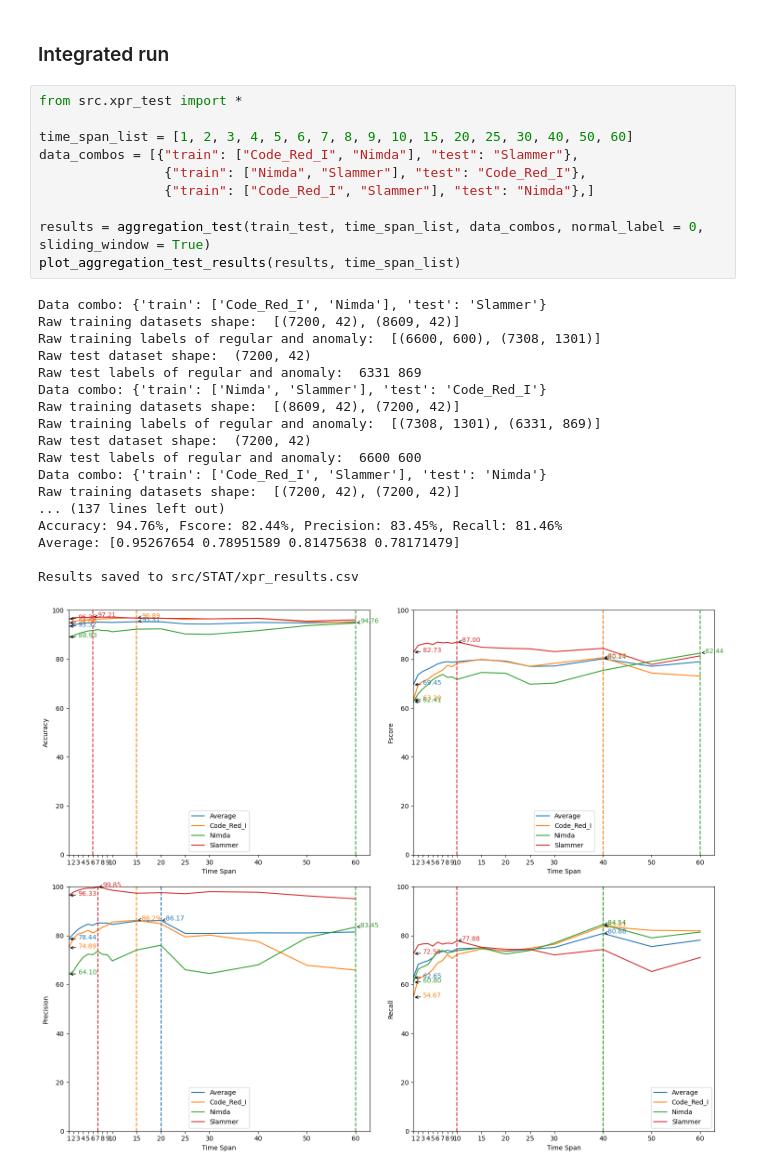
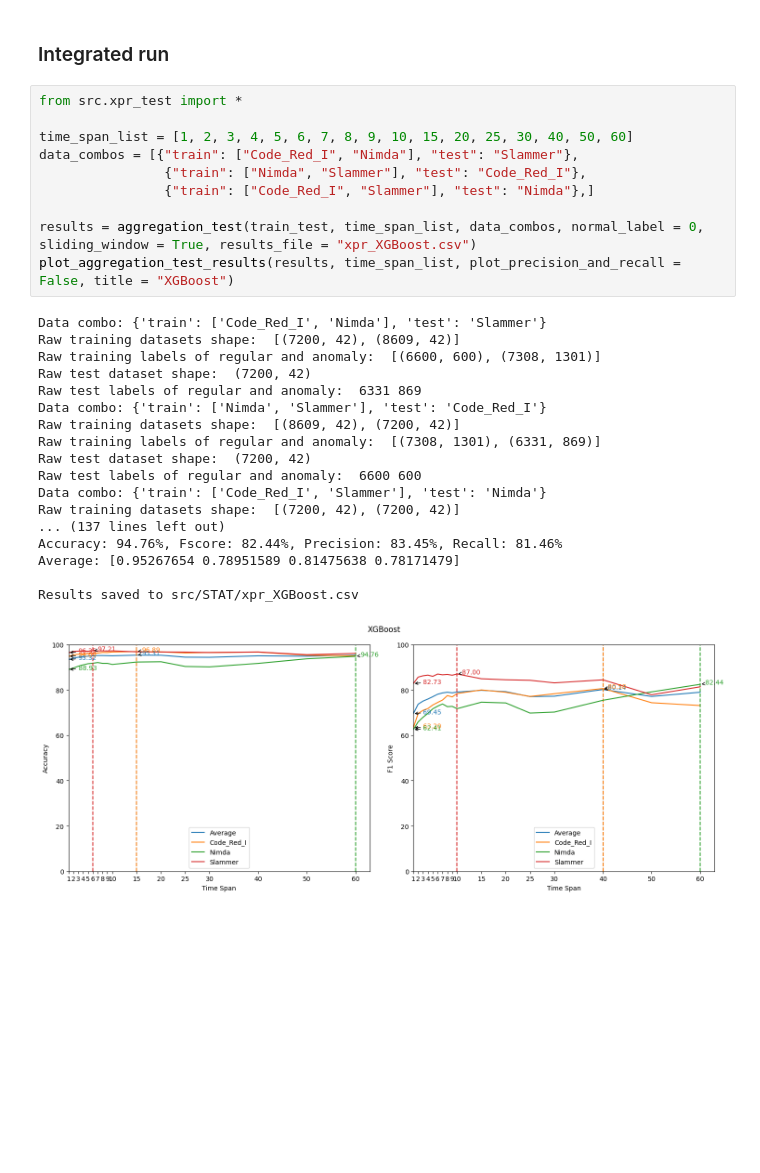
Before and after one commit to biganiseed/CyberDefense, a Jupyter notebook: xpr_aggregation_XGBoost.ipynb, the cells around one changed output. Cells and saved outputs as stored; diff of their text form; blank space fills up the shorter version.

```diff
--- a/xpr_aggregation_XGBoost.ipynb
+++ b/xpr_aggregation_XGBoost.ipynb
@@ -37,29 +37,29 @@ def train_test(train_x, train_y, test_x):
 # %%
 from src.xpr_test import *
 
 time_span_list = [1, 2, 3, 4, 5, 6, 7, 8, 9, 10, 15, 20, 25, 30, 40, 50, 60]
 data_combos = [{"train": ["Code_Red_I", "Nimda"], "test": "Slammer"},
                 {"train": ["Nimda", "Slammer"], "test": "Code_Red_I"},
                 {"train": ["Code_Red_I", "Slammer"], "test": "Nimda"},]
 
-results = aggregation_test(train_test, time_span_list, data_combos, normal_label = 0, sliding_window = True)
-plot_aggregation_test_results(results, time_span_list)
+results = aggregation_test(train_test, time_span_list, data_combos, normal_label = 0, sliding_window = True, results_file = "xpr_XGBoost.csv")
+plot_aggregation_test_results(results, time_span_list, plot_precision_and_recall = False, title = "XGBoost")
 # %% [output]
 Data combo: {'train': ['Code_Red_I', 'Nimda'], 'test': 'Slammer'}
 Raw training datasets shape:  [(7200, 42), (8609, 42)]
 Raw training labels of regular and anomaly:  [(6600, 600), (7308, 1301)]
 Raw test dataset shape:  (7200, 42)
 Raw test labels of regular and anomaly:  6331 869
 Data combo: {'train': ['Nimda', 'Slammer'], 'test': 'Code_Red_I'}
 Raw training datasets shape:  [(8609, 42), (7200, 42)]
 Raw training labels of regular and anomaly:  [(7308, 1301), (6331, 869)]
 Raw test dataset shape:  (7200, 42)
 Raw test labels of regular and anomaly:  6600 600
 Data combo: {'train': ['Code_Red_I', 'Slammer'], 'test': 'Nimda'}
 Raw training datasets shape:  [(7200, 42), (7200, 42)]
 ... (137 lines left out)
 Accuracy: 94.76%, Fscore: 82.44%, Precision: 83.45%, Recall: 81.46%
 Average: [0.95267654 0.78951589 0.81475638 0.78171479]
 
-Results saved to src/STAT/xpr_results.csv
+Results saved to src/STAT/xpr_XGBoost.csv
-[figure, old version]
+[figure, new version]
```
Also changed, not shown: 4 other files.
